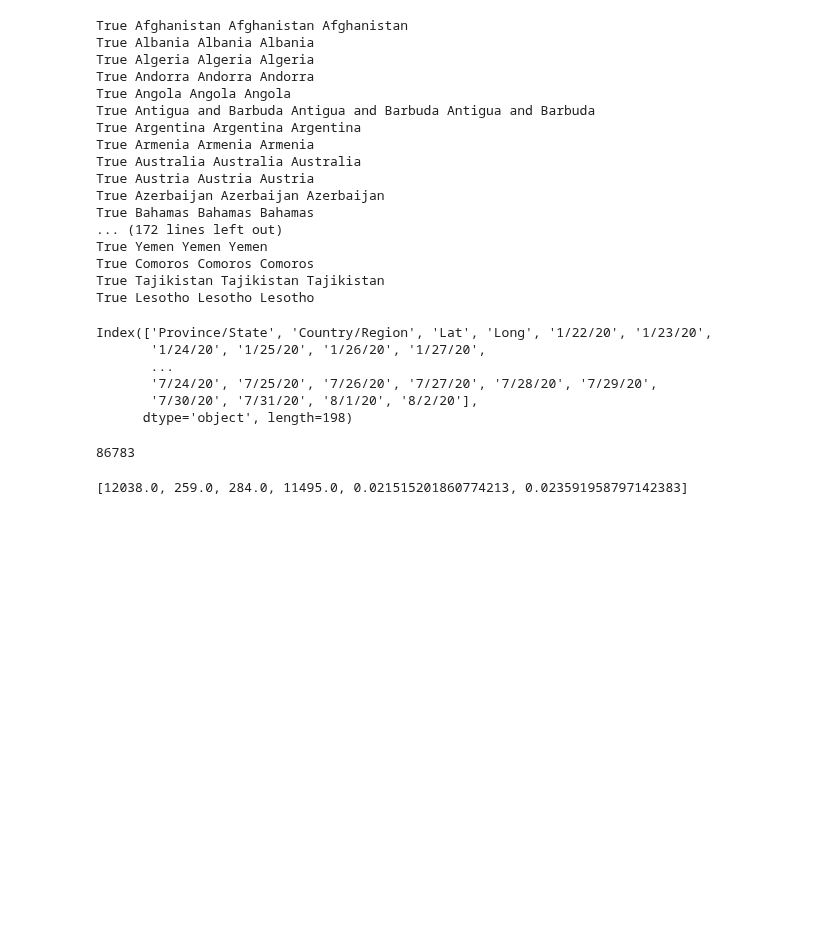
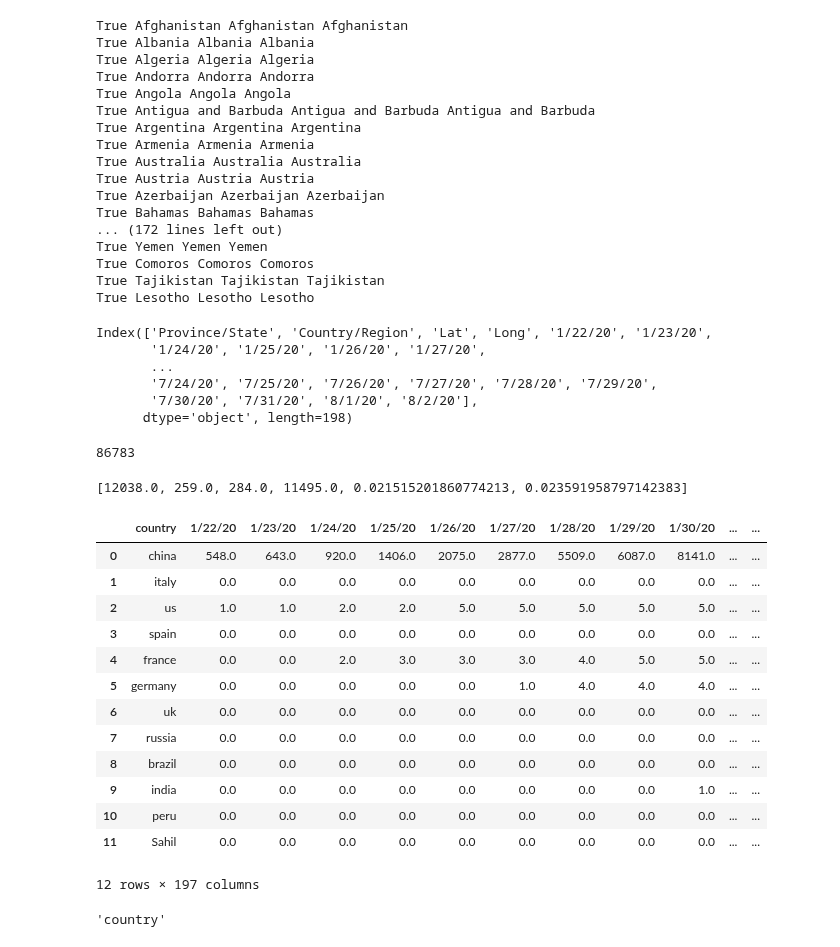
Before and after one commit to ChataingT/APICovid19, a Jupyter notebook: data analysis/Explore_data.ipynb, the cells around one changed output. Saved outputs shown, nothing was run; the diff lists cells and outputs as text; code cells hidden in the pictures; blank space fills up the shorter version.

```diff
--- a/data analysis/Explore_data.ipynb
+++ b/data analysis/Explore_data.ipynb
@@ -250,3 +249,24 @@ print(confirmed_cases)
 world_summary["2/1/20"].to_list()
 # %% [output]
 [12038.0, 259.0, 284.0, 11495.0, 0.021515201860774213, 0.023591958797142383]
+# %%
+cases_df['toto'] = 0
+# %%
+n = cases_df.append({'country' : 'Sahil', 'Age' : 1}, ignore_index=True).fillna(0)
+# %%
+n
+# %% [output]
+|  | country | 1/22/20 | 1/23/20 | 1/24/20 | 1/25/20 | 1/26/20 | 1/27/20 | 1/28/20 | 1/29/20 | 1/30/20 | ... | ... |
+| 0 | china | 548.0 | 643.0 | 920.0 | 1406.0 | 2075.0 | 2877.0 | 5509.0 | 6087.0 | 8141.0 | ... | ... |
+| 1 | italy | 0.0 | 0.0 | 0.0 | 0.0 | 0.0 | 0.0 | 0.0 | 0.0 | 0.0 | ... | ... |
+| 2 | us | 1.0 | 1.0 | 2.0 | 2.0 | 5.0 | 5.0 | 5.0 | 5.0 | 5.0 | ... | ... |
+| 3 | spain | 0.0 | 0.0 | 0.0 | 0.0 | 0.0 | 0.0 | 0.0 | 0.0 | 0.0 | ... | ... |
+| 4 | france | 0.0 | 0.0 | 2.0 | 3.0 | 3.0 | 3.0 | 4.0 | 5.0 | 5.0 | ... | ... |
+| 5 | germany | 0.0 | 0.0 | 0.0 | 0.0 | 0.0 | 1.0 | 4.0 | 4.0 | 4.0 | ... | ... |
+| 6 | uk | 0.0 | 0.0 | 0.0 | 0.0 | 0.0 | 0.0 | 0.0 | 0.0 | 0.0 | ... | ... |
+| 7 | russia | 0.0 | 0.0 | 0.0 | 0.0 | 0.0 | 0.0 | 0.0 | 0.0 | 0.0 | ... | ... |
+| 8 | brazil | 0.0 | 0.0 | 0.0 | 0.0 | 0.0 | 0.0 | 0.0 | 0.0 | 0.0 | ... | ... |
+| 9 | india | 0.0 | 0.0 | 0.0 | 0.0 | 0.0 | 0.0 | 0.0 | 0.0 | 1.0 | ... | ... |
+| 10 | peru | 0.0 | 0.0 | 0.0 | 0.0 | 0.0 | 0.0 | 0.0 | 0.0 | 0.0 | ... | ... |
+| 11 | Sahil | 0.0 | 0.0 | 0.0 | 0.0 | 0.0 | 0.0 | 0.0 | 0.0 | 0.0 | ... | ... |
+12 rows × 197 columns
@@ -252,0 +277,4 @@ world_summary["2/1/20"].to_list()
+# %%
+cases_df.columns.to_list()[0]
+# %% [output]
+'country'
```
Also changed, not shown: parts of 3 cells of this notebook, 6 other files.
